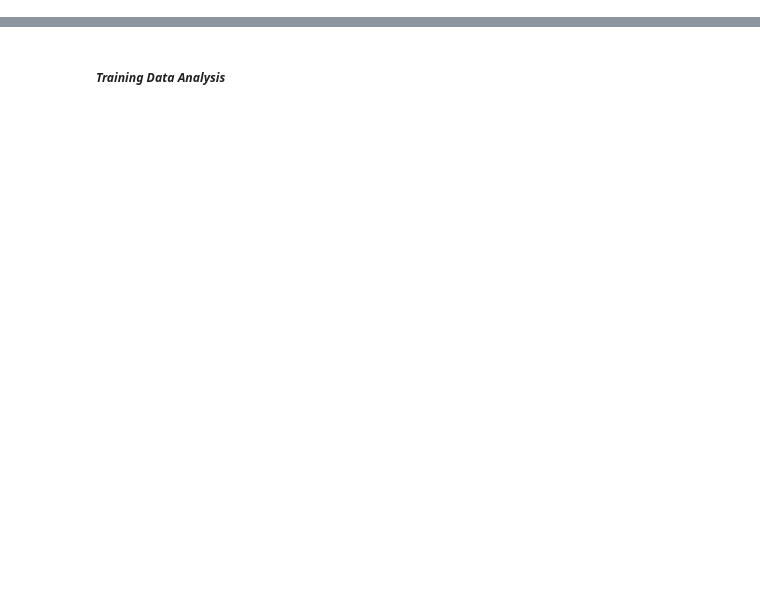
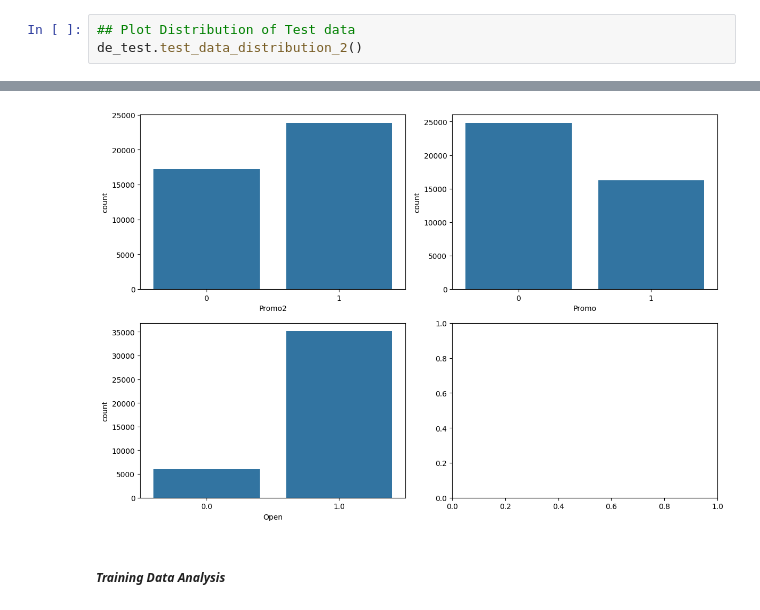
Before and after one commit to wastb/Sales-Predictive-Modelling, a Jupyter notebook: notebooks/data_exploration.ipynb, the cells around one changed output, grey strips where cells are left out. Drawn from its saved outputs; the diff is of its cells as text; blank space fills up the shorter version.

```diff
--- a/notebooks/data_exploration.ipynb
+++ b/notebooks/data_exploration.ipynb
@@ -174,0 +300,4 @@ sns.countplot(data=df_test_merged, x='Open', ax=ax[1][0])
+# %%
+## Plot Distribution of Test data
+de_test.test_data_distribution_2()
+# %% [output]
@@ -175,2 +312,3 @@ sns.countplot(data=df_test_merged, x='Open', ax=ax[1][0])
+[figure, added]
 # %% [markdown]
 ##### ***Training Data Analysis***
```
Also changed, not shown: parts of 100 cells of this notebook, 2 other files.
